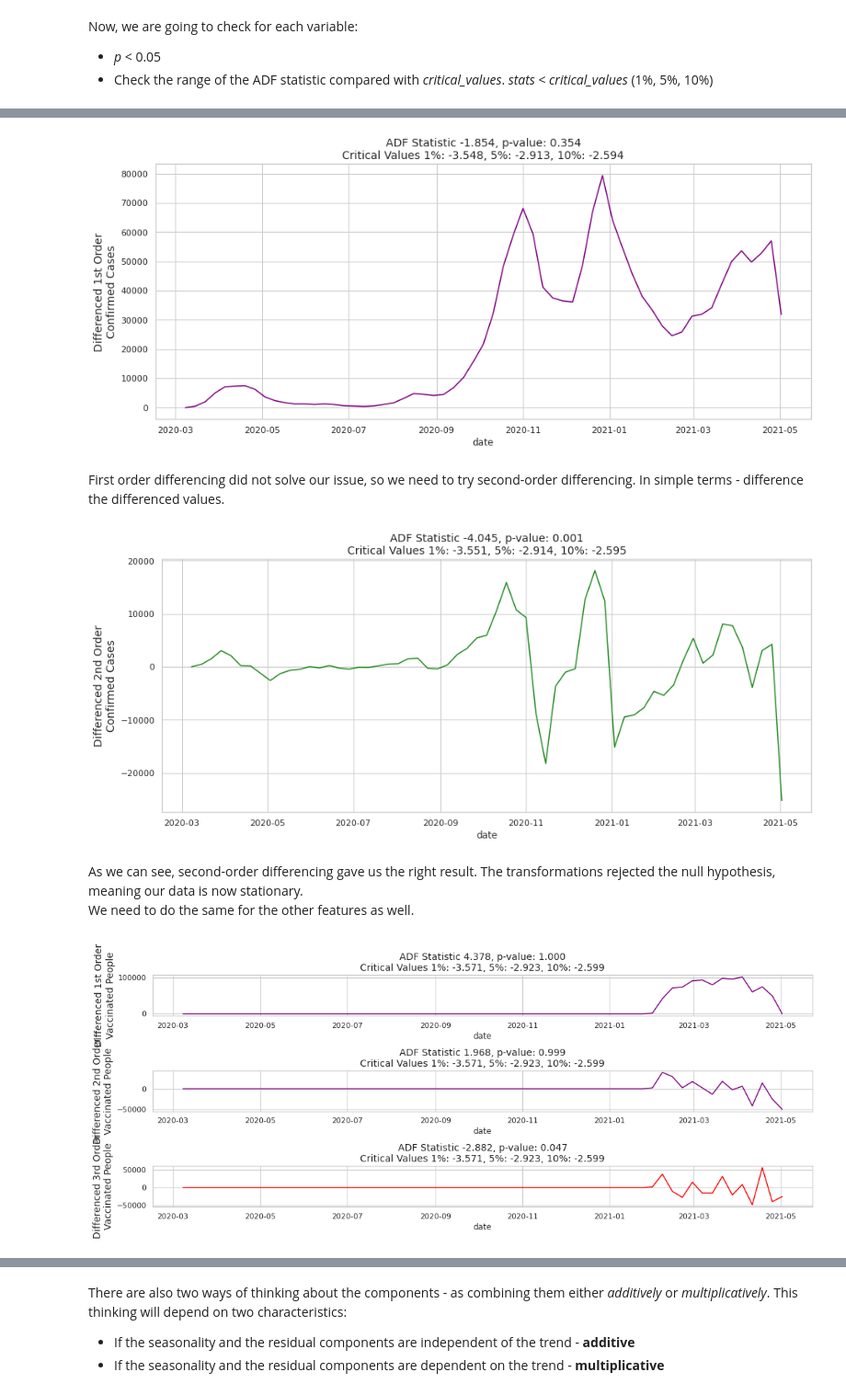
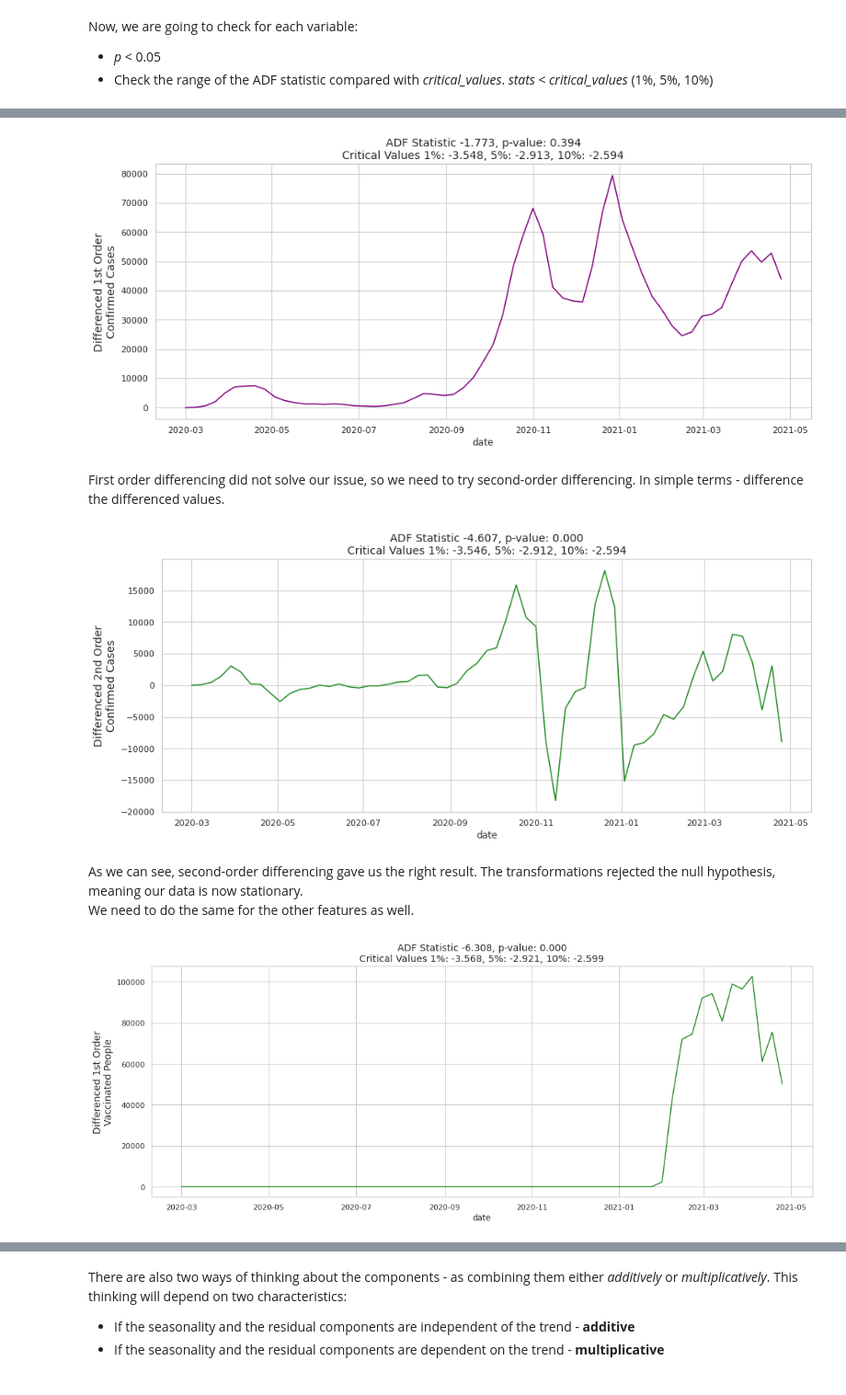
Before and after one commit to michaelbahchevanov/lockscan, a Jupyter notebook: Data_prep_COVID.ipynb, the cells around one changed output, grey strips where cells are left out. Shown at 92% size. Saved outputs shown, nothing was run; the diff lists cells and outputs as text; code cells hidden in the pictures.

```diff
--- a/Data_prep_COVID.ipynb
+++ b/Data_prep_COVID.ipynb
@@ -288,7 +74,7 @@ We will also parse the `date` column since this is a time-series problem.
 df_n['date'] = pd.to_datetime(df_n['date'])
 # %%
 # Remove old rows
-df_n = df_n[df_n['total_deaths'].notna() & df_n['total_cases'].notna()].reset_index(drop=True)
+df_n = df_n[df_n['total_cases'].notna() & df_n['stringency_index'].notna()].reset_index(drop=True)
 df_n.head(10)
 # %% [output]
 |  | date | location | total_cases | people_vaccinated | people_fully_vaccinated | hosp_patients | total_deaths | ... |
@@ -685,7 +466,7 @@ df_n['total_cases_diff_1'] = np.append([0], diff)
 fig, ax = plt.subplots(nrows=1, ncols=1, figsize=(15, 6))
 visualize_adfuller_results(df_n['total_cases_diff_1'], 'Differenced 1st Order\nConfirmed Cases', ax)
 # %% [output]
-[figure, old version]
+[figure, new version]
 # %% [markdown]
 First order differencing did not solve our issue, so we need to try second-order differencing. In simple terms - difference the differenced values.
 # %%
@@ -695,28 +476,20 @@ df_n['total_cases_diff_2'] = np.append([0], diff_2)
 fig, ax = plt.subplots(nrows=1, ncols=1, figsize=(15, 6))
 visualize_adfuller_results(df_n['total_cases_diff_2'], 'Differenced 2nd Order\nConfirmed Cases', ax)
 # %% [output]
-[figure, old version]
+[figure, new version]
 # %% [markdown]
 As we can see, second-order differencing gave us the right result. The transformations rejected the null hypothesis, meaning our data is now stationary.
 We need to do the same for the other features as well.
 # %%
 diff = np.diff(df_n['people_fully_vaccinated'])
 df_n['people_fully_vaccinated_diff_1'] = np.append([0], diff)
 
-diff2 = np.diff(df_n['people_fully_vaccinated_diff_1'])
-df_n['people_fully_vaccinated_diff_2'] = np.append([0], diff2)
-
-diff3 = np.diff(df_n['people_fully_vaccinated_diff_2'])
-df_n['people_fully_vaccinated_diff_3'] = np.append([0], diff3)
-
-fig, ax = plt.subplots(nrows=3, ncols=1, figsize=(15, 6))
-visualize_adfuller_results(df_n['people_fully_vaccinated_diff_1'], 'Differenced 1st Order\nVaccinated People', ax[0])
-visualize_adfuller_results(df_n['people_fully_vaccinated_diff_2'], 'Differenced 2nd Order\nVaccinated People', ax[1])
-visualize_adfuller_results(df_n['people_fully_vaccinated_diff_3'], 'Differenced 3rd Order\nVaccinated People', ax[2])
+fig, ax = plt.subplots(nrows=1, ncols=1, figsize=(15, 6))
+visualize_adfuller_results(df_n['people_fully_vaccinated_diff_1'], 'Differenced 1st Order\nVaccinated People', ax)
 
 fig.tight_layout()
 # %% [output]
-[figure, old version]
+[figure, new version]
 # %%
 diff = np.diff(df_n['hosp_patients'])
 df_n['hosp_patients_diff_1'] = np.append([0], diff)
```
Also changed, not shown: parts of 84 cells of this notebook, 1 other file.
